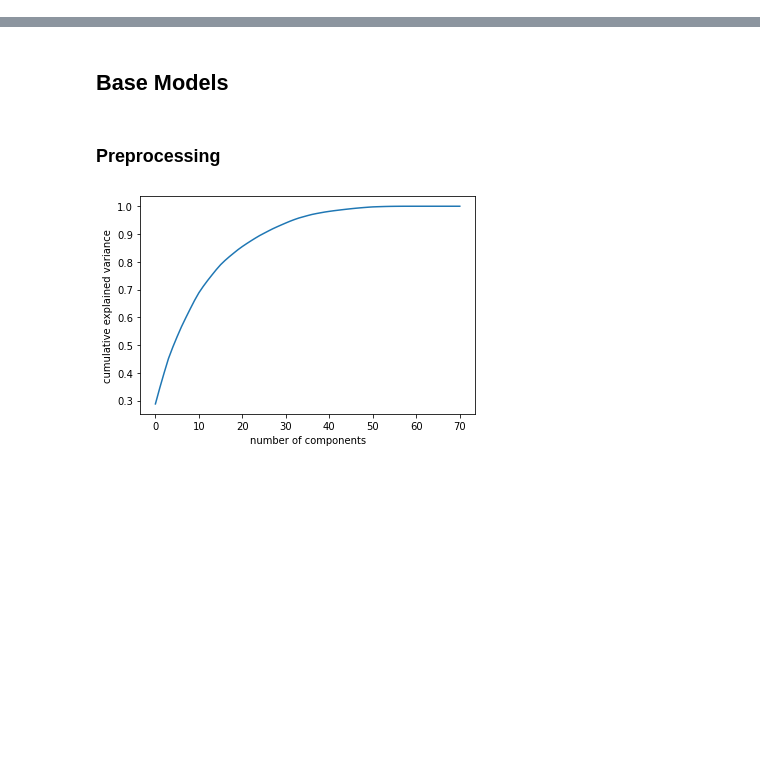
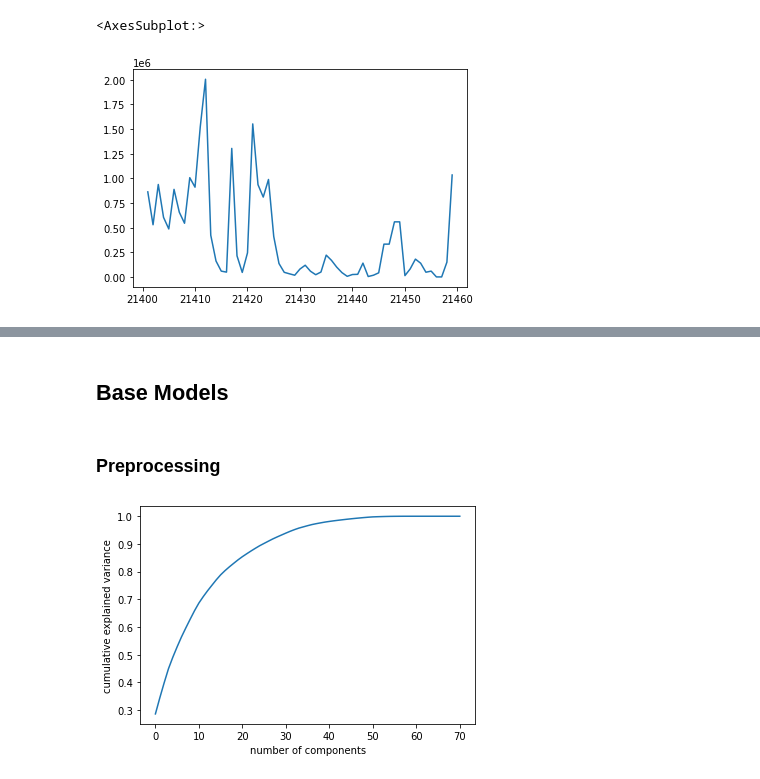
Before and after one commit to n3lly43/fossil-stock-forecasting-challenge, a Jupyter notebook: Fossil Demand Forecast Experiments.ipynb, the cells around one changed output, grey strips where cells are left out. Drawn from its saved outputs; the diff is of its cells as text; code cells hidden in the pictures; blank space fills up the shorter version.

```diff
--- a/Fossil Demand Forecast Experiments.ipynb
+++ b/Fossil Demand Forecast Experiments.ipynb
@@ -13,0 +34,4 @@ MODEL_CHECKPOINT_DIR = f'{DATA_DIR}/models'
+# %%
+timespan = train_df.groupby('sku_name').size()
+max_len = timespan.max()
+sample = list(set(timespan[timespan>=(max_len*.6)].index.tolist()))
@@ -13,0 +63,3 @@ MODEL_CHECKPOINT_DIR = f'{DATA_DIR}/models'
+# %%
+target = 'sellin'
+factors = [c for c in train_df.columns if 'channel' not in c and c not in ['sku_name','month','year','sellin']]
@@ -13,0 +86,5 @@ MODEL_CHECKPOINT_DIR = f'{DATA_DIR}/models'
+# %%
+train_df[train_df['sku_name']==sample[15]].sort_values(['year','month'])[factors+['month','year','sellin']]['sellin'].plot()
+# %% [output]
+<AxesSubplot:>
+[figure, added]
```
Also changed, not shown: parts of 38 cells of this notebook, 26 other files.
